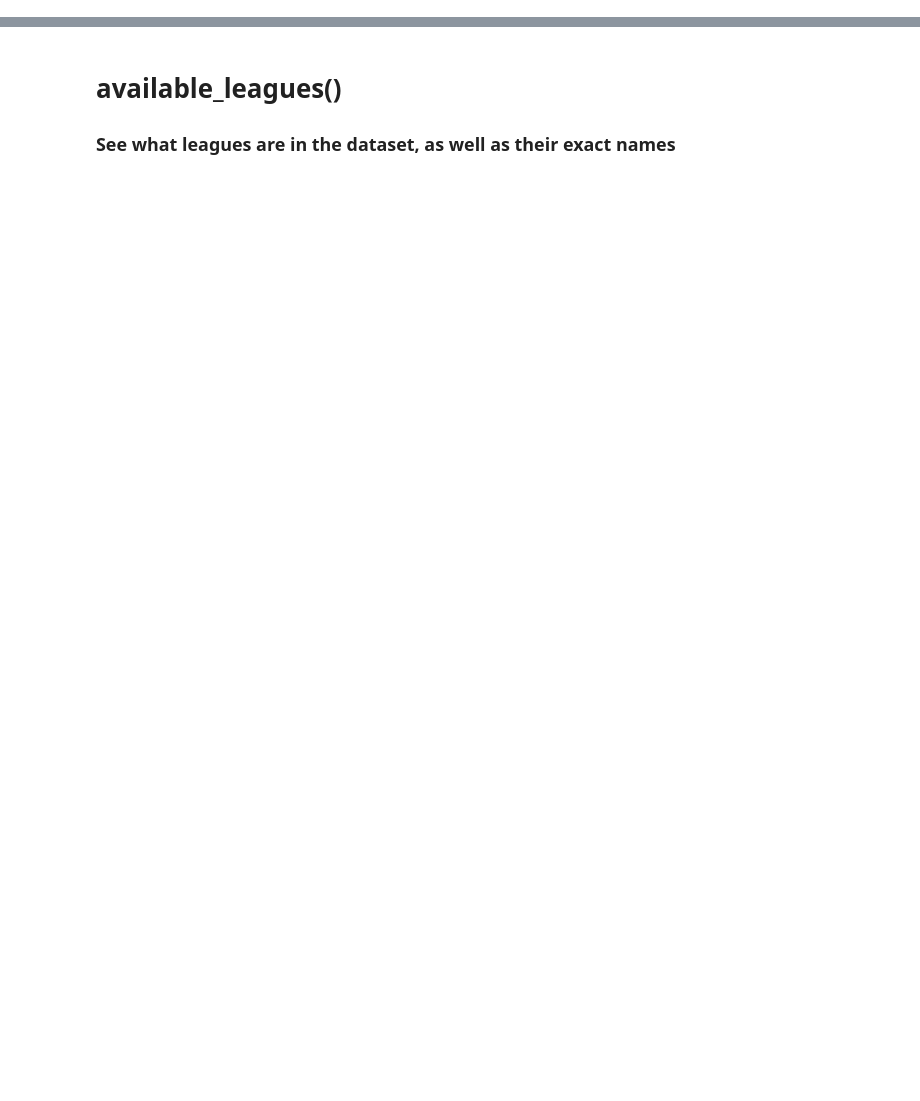
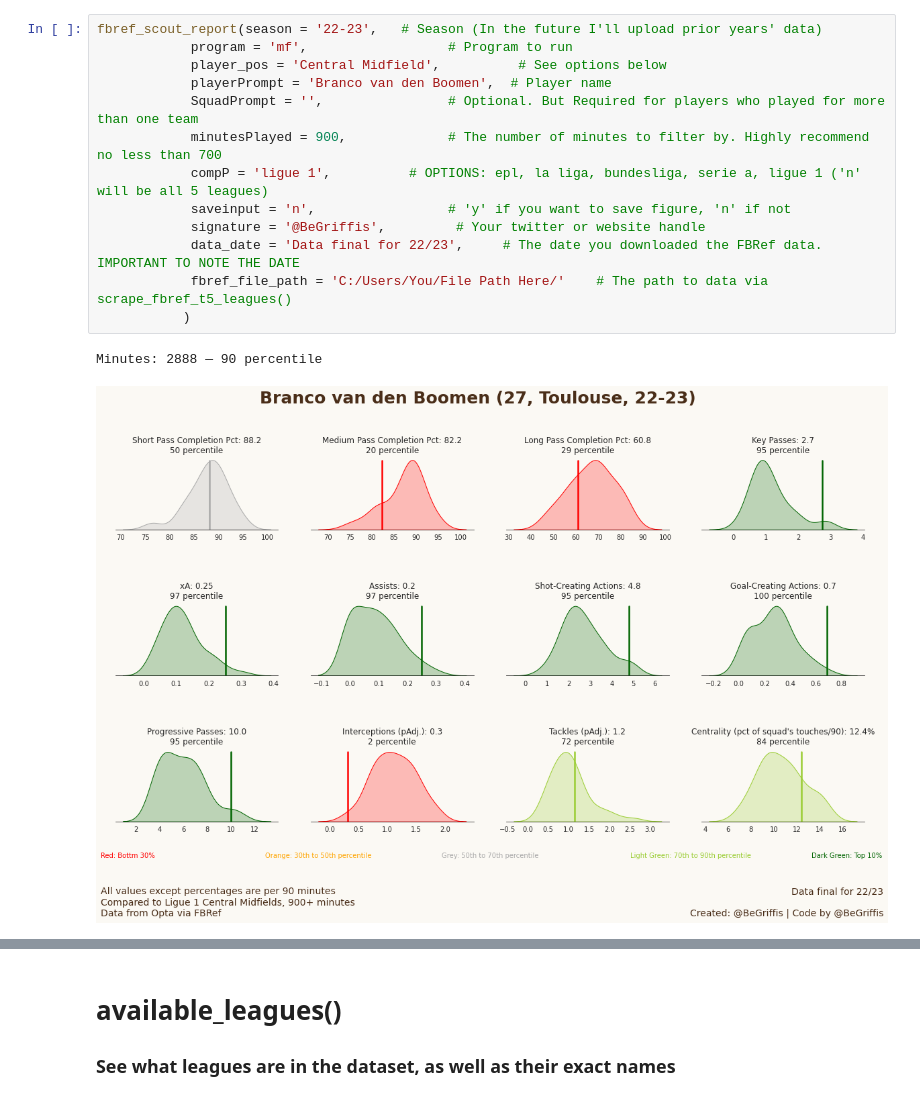
Before and after one commit to griffisben/griffis_soccer_analysis, a Jupyter notebook: griffis_soccer_analysis examples.ipynb, the cells around one changed output, grey strips where cells are left out. Drawn from its saved outputs; the diff is of its cells as text; blank space fills up the shorter version.

```diff
--- a/griffis_soccer_analysis examples.ipynb
+++ b/griffis_soccer_analysis examples.ipynb
@@ -2,0 +12,16 @@ from griffis_soccer_analysis.similarity_scores import *
+# %%
+fbref_scout_report(season = '22-23',   # Season (In the future I'll upload prior years' data)
+            program = 'mf',                  # Program to run
+            player_pos = 'Central Midfield',          # See options below
+            playerPrompt = 'Branco van den Boomen',  # Player name
+            SquadPrompt = '',                # Optional. But Required for players who played for more than one team
+            minutesPlayed = 900,             # The number of minutes to filter by. Highly recommend no less than 700
+            compP = 'ligue 1',          # OPTIONS: epl, la liga, bundesliga, serie a, ligue 1 ('n' will be all 5 leagues)
+            saveinput = 'n',                 # 'y' if you want to save figure, 'n' if not
+            signature = '@BeGriffis',         # Your twitter or website handle
+            data_date = 'Data final for 22/23',     # The date you downloaded the FBRef data. IMPORTANT TO NOTE THE DATE
+            fbref_file_path = 'C:/Users/You/File Path Here/'    # The path to data via scrape_fbref_t5_leagues()
+           )
+# %% [output]
+Minutes: 2888 — 90 percentile
+[figure, added]
```
Also changed, not shown: parts of 15 cells of this notebook.
